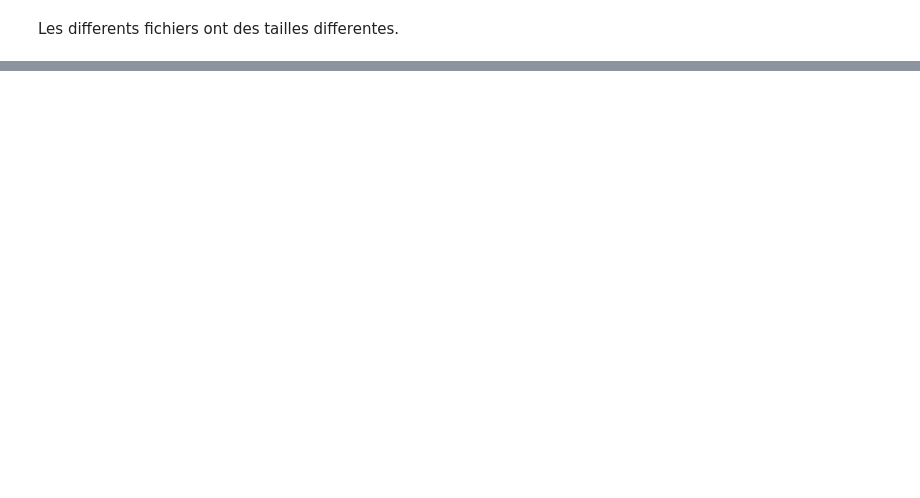
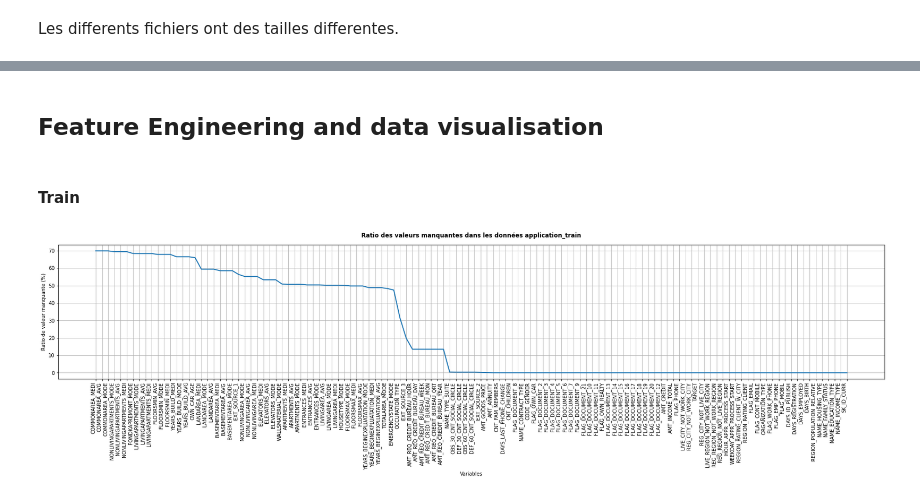
Before and after one commit to yonssJ/Data-Science-Course, a Jupyter notebook: P7/Untitled.ipynb, the cells around one changed output, grey strips where cells are left out. Cells and saved outputs as stored; diff of their text form; code cells hidden in the pictures; blank space fills up the shorter version.

```diff
--- a/P7/Untitled.ipynb
+++ b/P7/Untitled.ipynb
@@ -85,4 +149,0 @@ NAME_PAYMENT_TYPE                  0   0.000000 ../../DATA/P7/previous_applicati
-# %%
-
-for knx in data:
-    data[knx]=data[knx].dropna()
@@ -111,0 +172,19 @@ NFLAG_INSURED_ON_APPROVAL        0      0.0 ../../DATA/P7/previous_application.c
+# %% [markdown]
+## Feature Engineering and data visualisation
+# %% [markdown]
+#### Train
+# %%
+table='application_train'
+df=missing_data(data[table])
+sns.lineplot(x=df.index, y='Percent', data=df,
+              linewidth=2)
+plt.gcf().set_size_inches(30,5)
+plt.xticks(rotation=90, ha='right')
+ax = plt.gca()
+ax.set_ylabel('Ratio de valeur manquante (%)')
+ax.set_xlabel('Variables')
+ax.set_title('Ratio des valeurs manquantes dans les données application_train',
+             fontweight='bold', pad=15)
+plt.grid()
+# %% [output]
+[figure, added]
```
Also changed, not shown: parts of 55 cells of this notebook, 1 other file.
